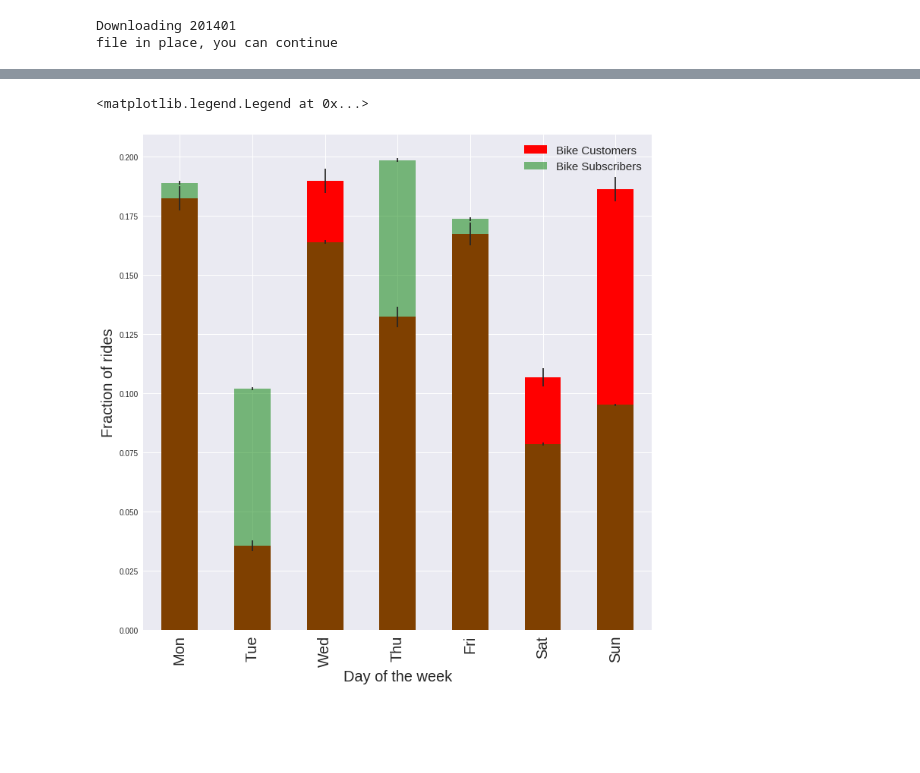
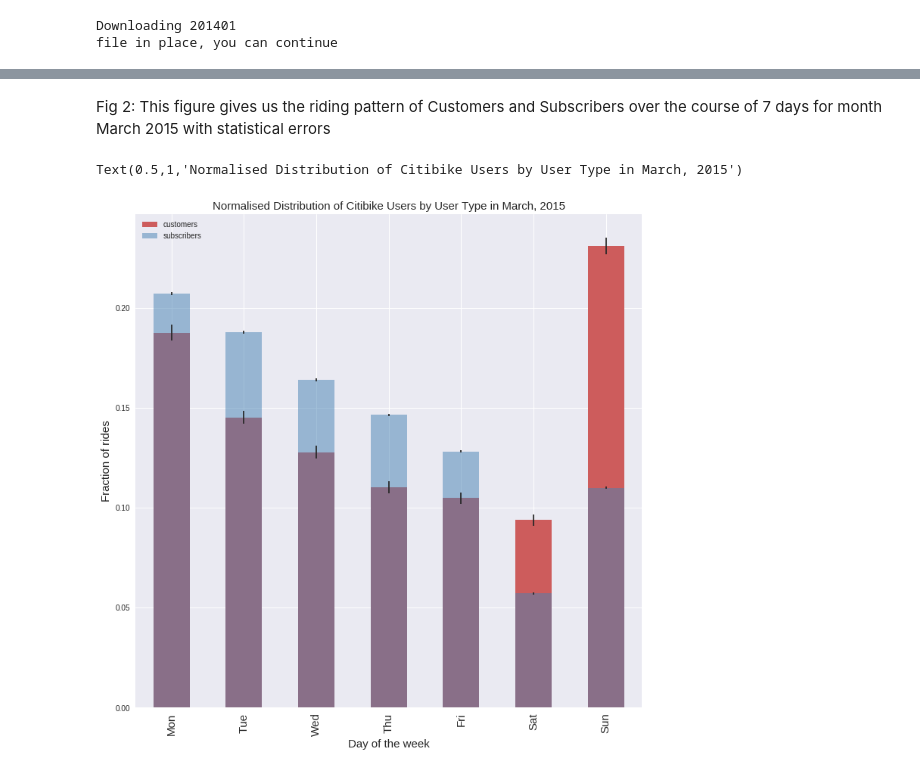
Before and after one commit to gauravcusp/Urban_Informatics_Coding_Assignments, a Jupyter notebook: HW7_gb1877/HW7_1_gb1877.ipynb, the cells around one changed output, grey strips where cells are left out. Drawn from its saved outputs; the diff is of its cells as text; code cells hidden in the pictures; blank space fills up the shorter version.

```diff
--- a/HW7_gb1877/HW7_1_gb1877.ipynb
+++ b/HW7_gb1877/HW7_1_gb1877.ipynb
@@ -59,7 +60,7 @@ Downloading 201401
 file in place, you can continue
 # %%
 
-df = pd.read_csv(os.getenv("PUIDATA") + "/" + '201401'+ '-citibike-tripdata.csv')
+df = pd.read_csv(os.getenv("PUIDATA") + "/" + '201503'+ '-citibike-tripdata.csv')
 # df is the dataframe where the content of the csv file is stored
 df['date'] = pd.to_datetime(df['starttime'])
 # note that with dataframes I can refer to variables as dictionary keys,
@@ -90,5 +91,5 @@ df.head()
 # %%
-df['usertype'] = df.usertype.replace('Customer', 2)
+df['usertype'] = df.usertype.replace('Customer', 0)
 df['usertype'] = df.usertype.replace('Subscriber', 1)
 df.head()
 # %% [output]
@@ -116,19 +127,21 @@ pl.legend()
 # %%
 fig=pl.figure(figsize(12,12))
 
-counts_c = df.date[df.usertype == 2].groupby([df.date.dt.weekday]).count()
+counts_c = df.date[df.usertype == 0].groupby([df.date.dt.weekday]).count()
 norm_c = 1
 error_c = np.sqrt(counts_c)
-ax=((counts_c) / norm_c).plot(kind="bar",color='blue',  yerr=[((error_c) / norm_c, (error_c) / norm_c)], label='Bike Customers')
+ax=((counts_c) / norm_c).plot(kind="bar",color='IndianRed',  yerr=[
+            ((error_c) / norm_c, (error_c) / norm_c)], label='customer')
 
 
 counts_s = df.date[df.usertype==1].groupby([df.date.dt.weekday]).count()
 norm_s = 1
 error_s=np.sqrt(counts_s)
 ((counts_s) / norm_s).plot(kind="bar", alpha=0.5, yerr=[((error_s) / norm_s, (error_s) / norm_s)],
-                           color='SteelBlue', label='Bike Subscribers')
-ax.xaxis.set_ticklabels(['Mon','Tue','Wed','Thu','Fri','Sat','Sun'], fontsize=20)
-ax.set_ylabel ("Number of rides",size=20)
-ax.set_xlabel ("Day of the week",size=20)
-pl.legend(['Bike Customers','Bike Subscribers'],fontsize=20,loc='best')
+                           color='SteelBlue', label='subscriber')
+ax.xaxis.set_ticklabels(['Mon','Tue','Wed','Thu','Fri','Sat','Sun'], fontsize=15)
+ax.set_ylabel ("Number of rides", fontsize=15)
+ax.set_xlabel ("Day of the week", fontsize=15)
+pl.legend(['customer','subscriber'],fontsize=15)
+pl.title('Distribution of Citibike riders by User Type in March 2015 with Statistical Errors', fontsize=15)
 # %% [output]
@@ -137,22 +150,25 @@ pl.legend(['Bike Customers','Bike Subscribers'],fontsize=20,loc='best')
+# %% [markdown]
+Fig 2: This figure gives us the riding pattern of Customers and Subscribers over the course of 7 days for month March 2015 with statistical errors
 # %%
-fig = pl.figure(figsize(12,12))
+fig = pl.figure(figsize=(12,12))
 
 norm_c = counts_c.sum()
 error_c = np.sqrt(counts_c)
-((counts_c) / norm_c).plot(kind="bar", color='red',
+((counts_c) / norm_c).plot(kind="bar", color='IndianRed',
                            yerr=[((error_c) / norm_c, (error_c) / norm_c)],
-                           label='Bike Customers')
+                           label='Customers')
 
 norm_s = counts_s.sum()
 ax = ((counts_s) / norm_s).plot(kind="bar", alpha=0.5,
                                 yerr=[((error_s) / norm_s, (error_s) / norm_s)],
-                                color='green', label='Bike Subscribers')
+                                color='SteelBlue', label='Subscribers')
 
-ax.xaxis.set_ticklabels(['Mon', 'Tue', 'Wed', 'Thu', 'Fri', 'Sat', 'Sun'], fontsize=20)
-ax.set_ylabel ("Fraction of rides",size=20)
-ax.set_xlabel ("Day of the week",size=20)
+ax.xaxis.set_ticklabels(['Mon', 'Tue', 'Wed', 'Thu', 'Fri', 'Sat', 'Sun'], fontsize=15)
+ax.set_ylabel ("Fraction of rides", fontsize=15)
+ax.set_xlabel ("Day of the week", fontsize=15)
 
-pl.legend(['Bike Customers','Bike Subscribers'],fontsize=15)
+pl.legend(['customers','subscribers'],fontsize=10, loc='upper left')
+pl.title ('Normalised Distribution of Citibike Users by User Type in March, 2015', fontsize=15)
 # %% [output]
-<matplotlib.legend.Legend at 0x...>
+Text(0.5,1,'Normalised Distribution of Citibike Users by User Type in March, 2015')
-[figure, old version]
+[figure, new version]
```
Also changed, not shown: parts of 33 cells of this notebook.
